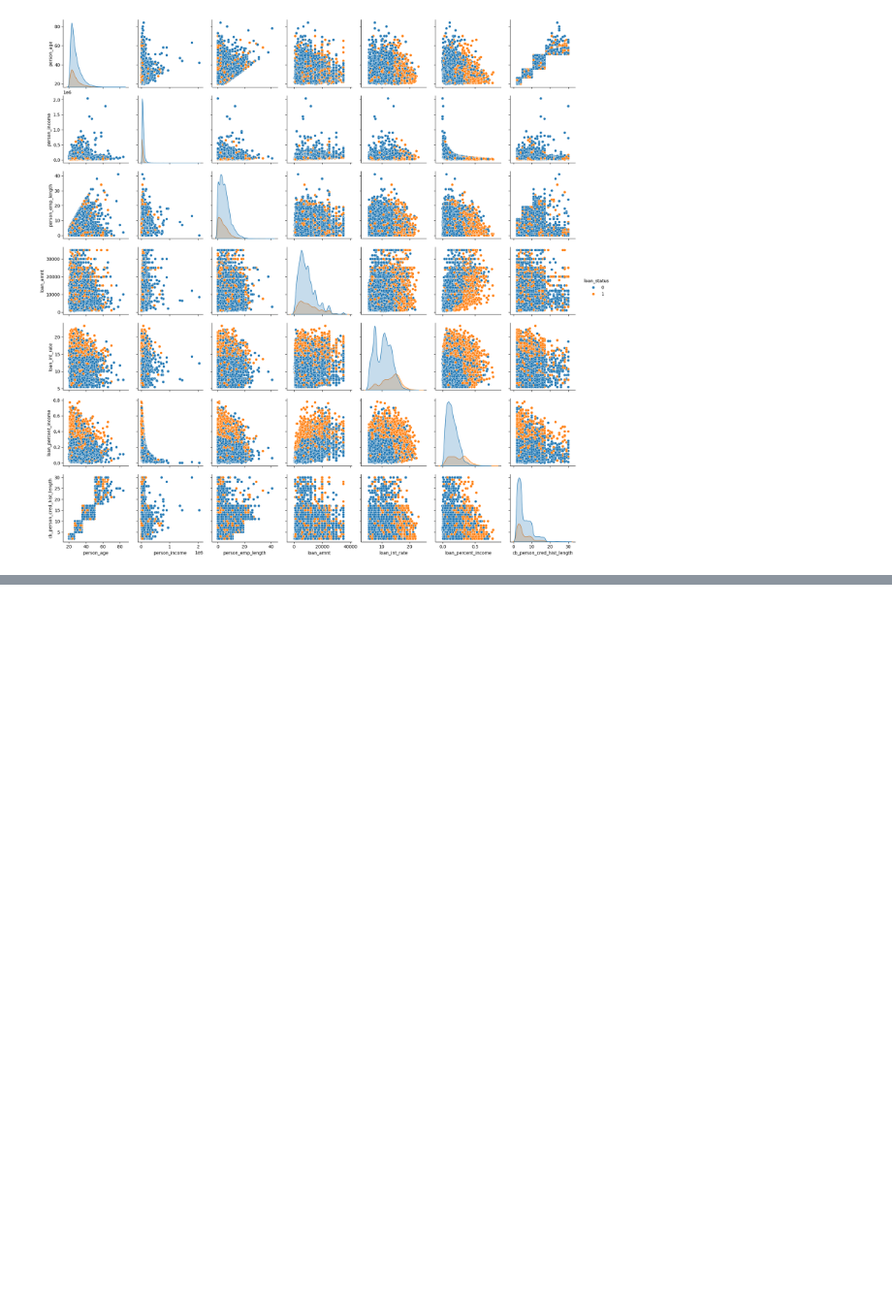
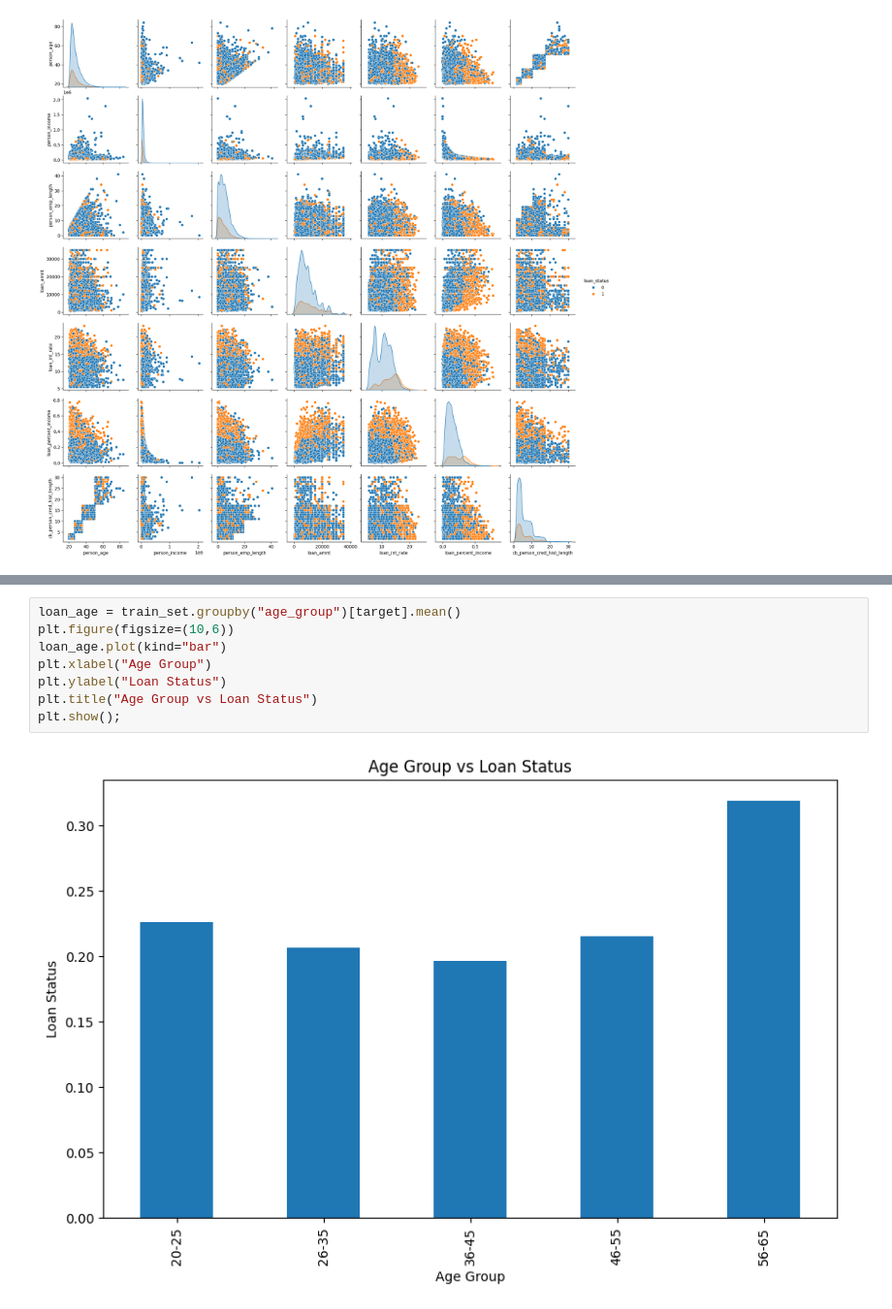
Before and after one commit to VictorMDSS/Machine_Learning_Project_Victor_Manuel_De_Sousa_Sanchez, a Jupyter notebook: clasificador_binario/credit_risk_clasification.ipynb, the cells around one changed output, grey strips where cells are left out. Shown at 97% size. Saved outputs shown, nothing was run; the diff lists cells and outputs as text; blank space fills up the shorter version.

```diff
--- a/clasificador_binario/credit_risk_clasification.ipynb
+++ b/clasificador_binario/credit_risk_clasification.ipynb
@@ -281,0 +308,10 @@ plt.show();
+# %%
+loan_age = train_set.groupby("age_group")[target].mean()
+plt.figure(figsize=(10,6))
+loan_age.plot(kind="bar")
+plt.xlabel("Age Group")
+plt.ylabel("Loan Status")
+plt.title("Age Group vs Loan Status")
+plt.show();
+# %% [output]
+[figure, added]
```
Also changed, not shown: parts of 15 cells of this notebook, 1 other file.
